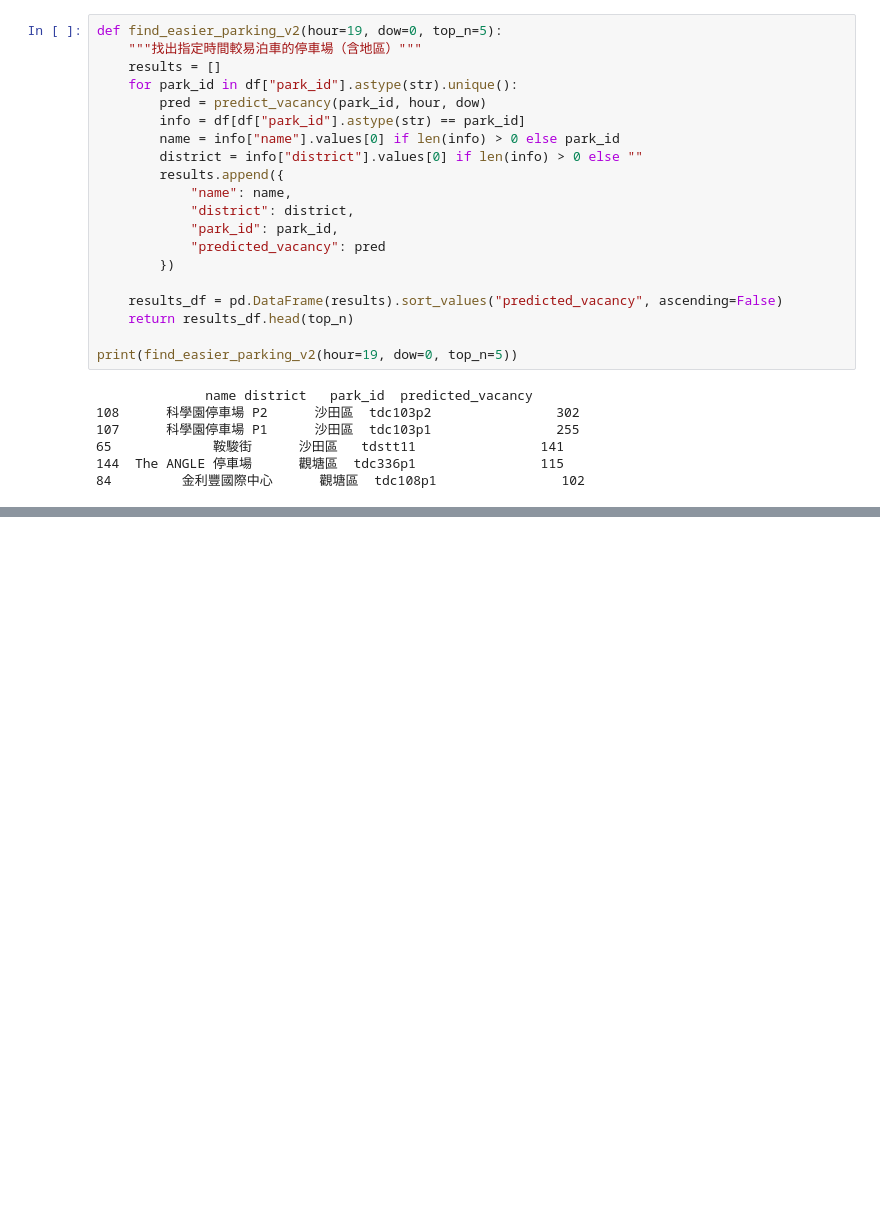
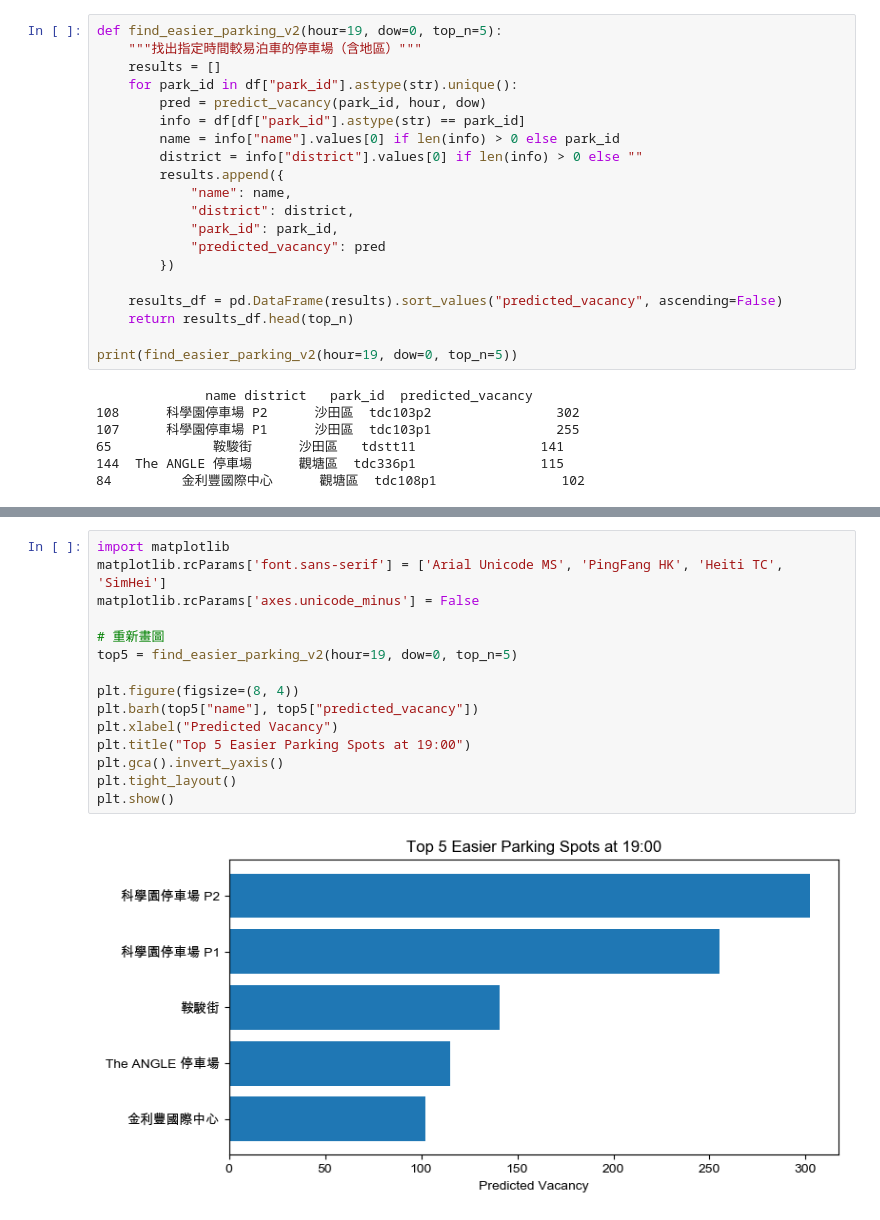
Before and after one commit to keithlky1992/hk-parking-vacancy-prediction, a Jupyter notebook: explore_api.ipynb, the cells around one changed output, grey strips where cells are left out. Cells and saved outputs as stored; diff of their text form; blank space fills up the shorter version.

```diff
--- a/explore_api.ipynb
+++ b/explore_api.ipynb
@@ -841,0 +854,17 @@ print(find_easier_parking_v2(hour=19, dow=0, top_n=5))
+# %%
+import matplotlib
+matplotlib.rcParams['font.sans-serif'] = ['Arial Unicode MS', 'PingFang HK', 'Heiti TC', 'SimHei']
+matplotlib.rcParams['axes.unicode_minus'] = False
+
+# 重新畫圖
+top5 = find_easier_parking_v2(hour=19, dow=0, top_n=5)
+
+plt.figure(figsize=(8, 4))
+plt.barh(top5["name"], top5["predicted_vacancy"])
+plt.xlabel("Predicted Vacancy")
+plt.title("Top 5 Easier Parking Spots at 19:00")
+plt.gca().invert_yaxis()
+plt.tight_layout()
+plt.show()
+# %% [output]
+[figure, added]
```
Also changed, not shown: parts of 1 cell of this notebook, 2 other files.
